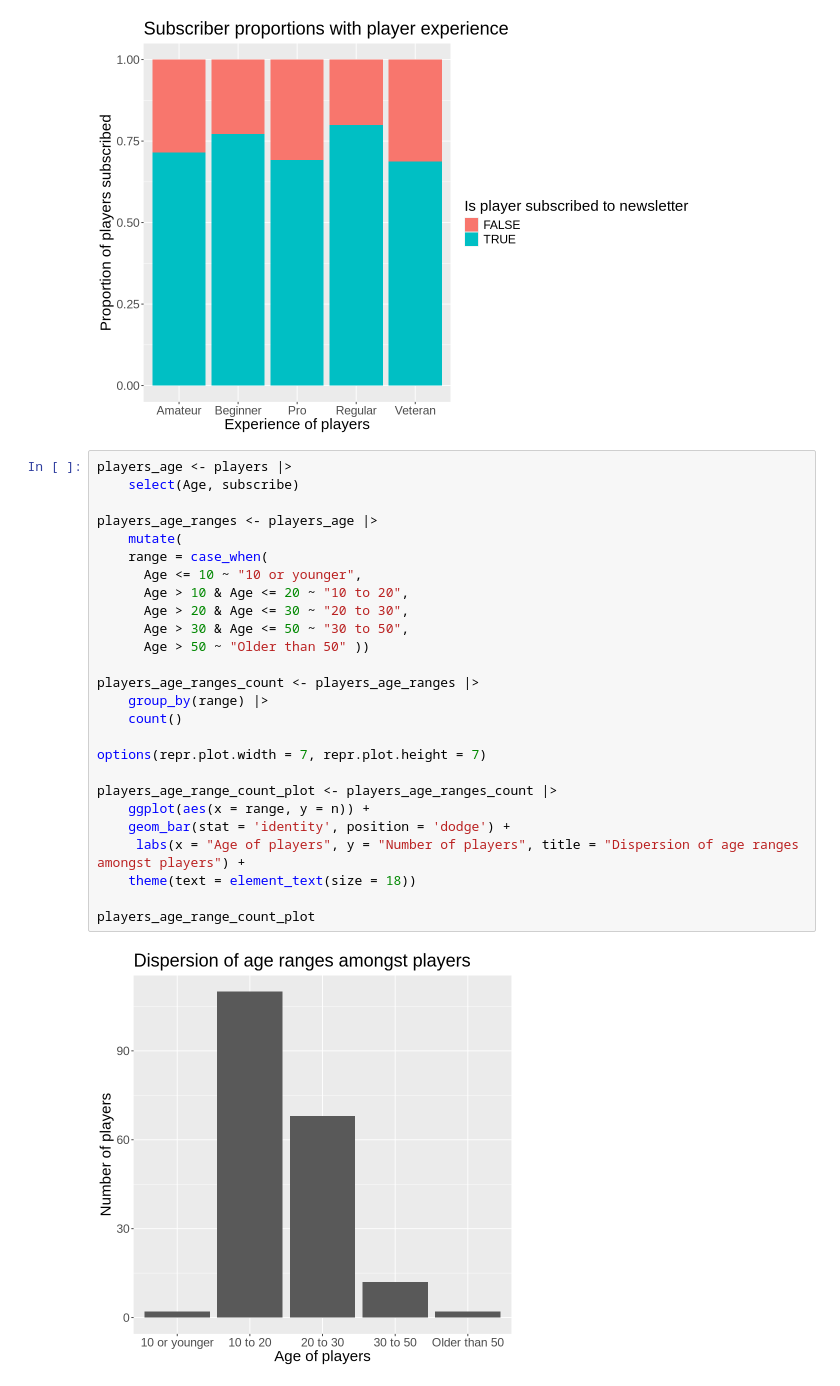
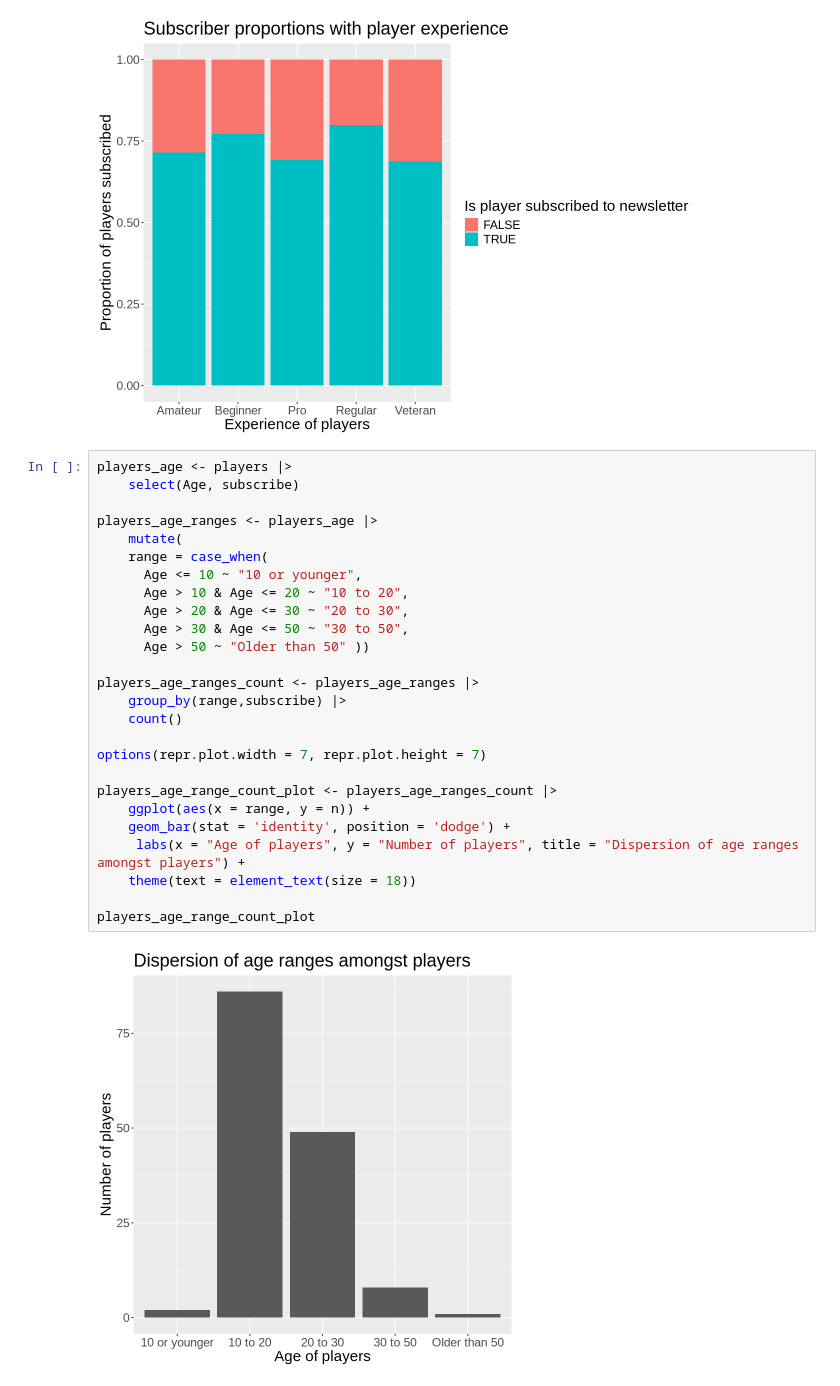
Before and after one commit to sjhillen/DSCI-Group-Project, a Jupyter notebook: Gio_testing.ipynb, the cells around one changed output. Drawn from its saved outputs; the diff is of its cells as text.

```diff
--- a/Gio_testing.ipynb
+++ b/Gio_testing.ipynb
@@ -37,28 +55,28 @@ players_exp_plot
 # %%
 players_age <- players |>
     select(Age, subscribe)
 
 players_age_ranges <- players_age |>
     mutate(
     range = case_when(
       Age <= 10 ~ "10 or younger",
       Age > 10 & Age <= 20 ~ "10 to 20",
       Age > 20 & Age <= 30 ~ "20 to 30",
       Age > 30 & Age <= 50 ~ "30 to 50",
       Age > 50 ~ "Older than 50" ))
 
 players_age_ranges_count <- players_age_ranges |>
-    group_by(range) |>
+    group_by(range,subscribe) |>
     count()
 
 options(repr.plot.width = 7, repr.plot.height = 7)
 
 players_age_range_count_plot <- players_age_ranges_count |>
     ggplot(aes(x = range, y = n)) +
     geom_bar(stat = 'identity', position = 'dodge') +
      labs(x = "Age of players", y = "Number of players", title = "Dispersion of age ranges amongst players") +
     theme(text = element_text(size = 18))
 
 players_age_range_count_plot
 # %% [output]
-[figure, old version]
+[figure, new version]
```
Also changed, not shown: parts of 2 cells of this notebook.
